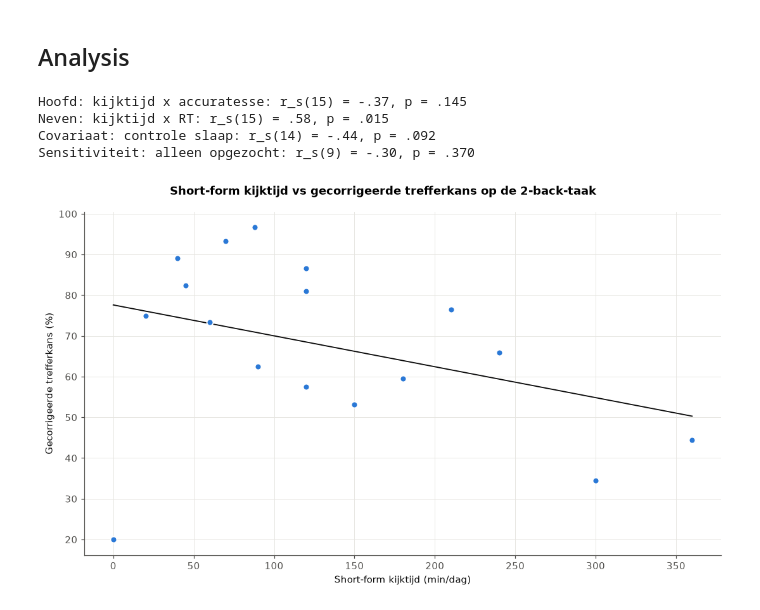
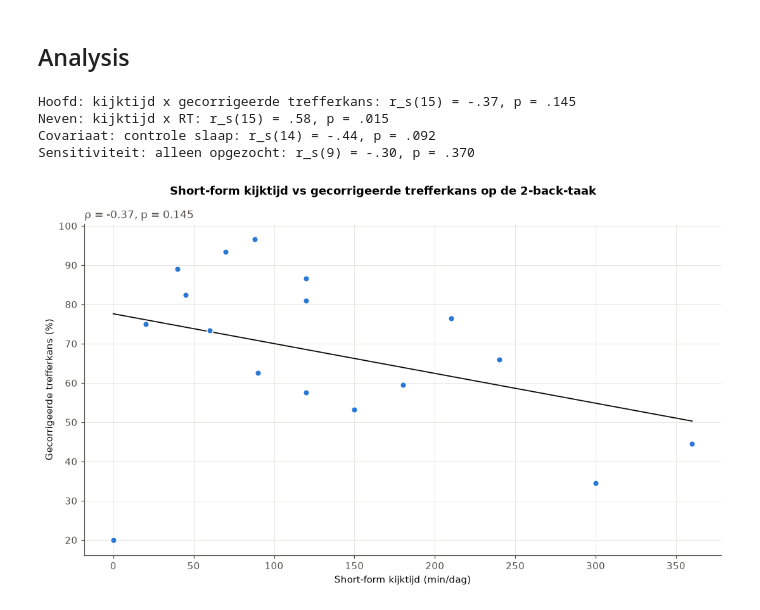
Before and after one commit to Sandj04/cp-analyse, a Jupyter notebook: notebook.ipynb, the cells around one changed output. Drawn from its saved outputs; the diff is of its cells as text; code cells hidden in the pictures.

```diff
--- a/notebook.ipynb
+++ b/notebook.ipynb
@@ -323,7 +323,7 @@ def spearman(data: pd.DataFrame, x: str, y: str, covar: str | None = None, label
 opgezocht = dataset[dataset.bron_label == "opgezocht"]
 
 results = [
-    spearman(dataset,   "shortform_min", "accuracy",  label="Hoofd: kijktijd x accuratesse"),
+    spearman(dataset,   "shortform_min", "accuracy",  label="Hoofd: kijktijd x gecorrigeerde trefferkans"),
     spearman(dataset,   "shortform_min", "rt_median", label="Neven: kijktijd x RT"),
     spearman(dataset,   "shortform_min", "accuracy",  covar="slaap", label="Covariaat: controle slaap"),
     spearman(opgezocht, "shortform_min", "accuracy",  label="Sensitiviteit: alleen opgezocht"),
@@ -332,21 +332,22 @@ results = [
 for result in results:
     print(f"{result.label}: {result.apa()}")
 # %% [output]
-Hoofd: kijktijd x accuratesse: r_s(15) = -.37, p = .145
+Hoofd: kijktijd x gecorrigeerde trefferkans: r_s(15) = -.37, p = .145
 Neven: kijktijd x RT: r_s(15) = .58, p = .015
 Covariaat: controle slaap: r_s(14) = -.44, p = .092
 Sensitiviteit: alleen opgezocht: r_s(9) = -.30, p = .370
 # %%
 def scatter(ax, x, y, xlab, ylab):
     ax.scatter(x, y, s=42, color=BLUE, edgecolor="white", linewidth=1.2, zorder=3)
     b, a = np.polyfit(x, y, 1)
     xs = np.linspace(x.min(), x.max(), 100)
     ax.plot(xs, a + b * xs, color=INK, linewidth=1.2, zorder=2)
     ax.set_xlabel(xlab); ax.set_ylabel(ylab)
+    ax.set_title(f"ρ = {results[0].rho:.2f}, p = {results[0].p:.3f}", loc="left", fontweight="normal", color=MUTED)
 
 fig, ax = plt.subplots(figsize=(10, 6))
 scatter(ax, dataset.shortform_min, dataset.accuracy, "Short-form kijktijd (min/dag)", "Gecorrigeerde trefferkans (%)")
 fig.suptitle("Short-form kijktijd vs gecorrigeerde trefferkans op de 2-back-taak", fontweight="bold")
 fig.tight_layout()
 # %% [output]
-[figure, old version]
+[figure, new version]
```
Also changed, not shown: 2 other files.
